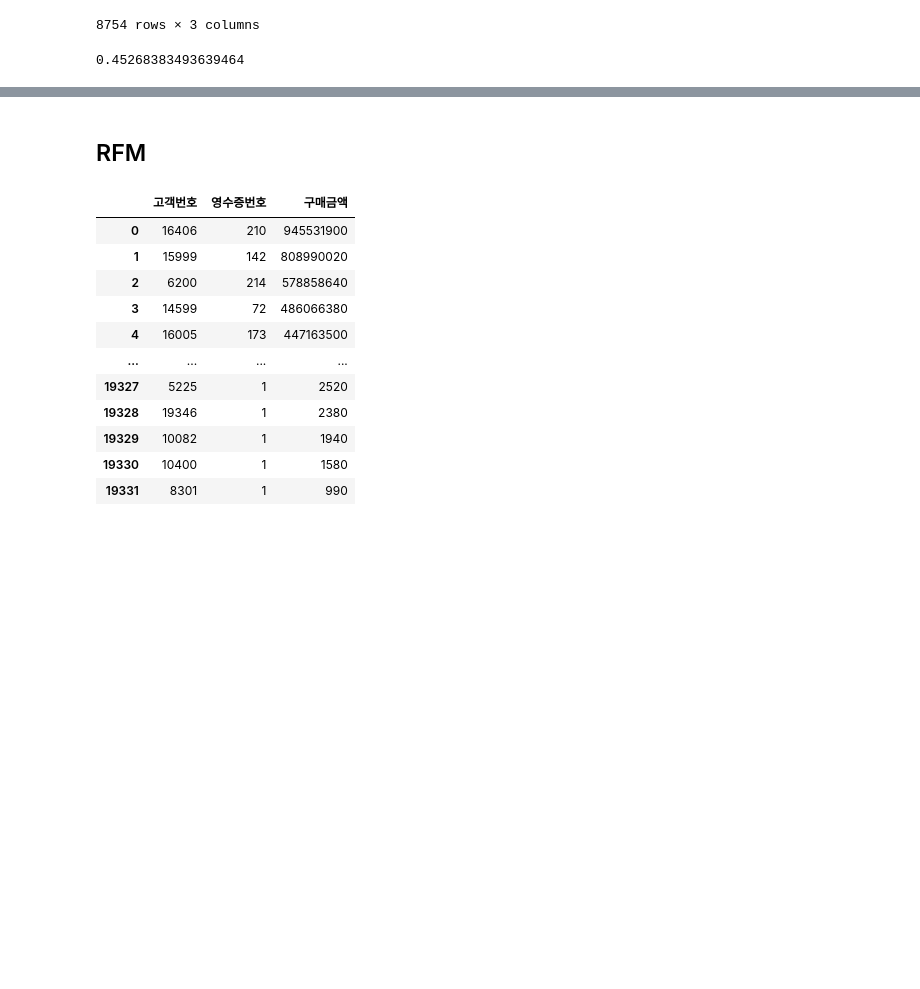
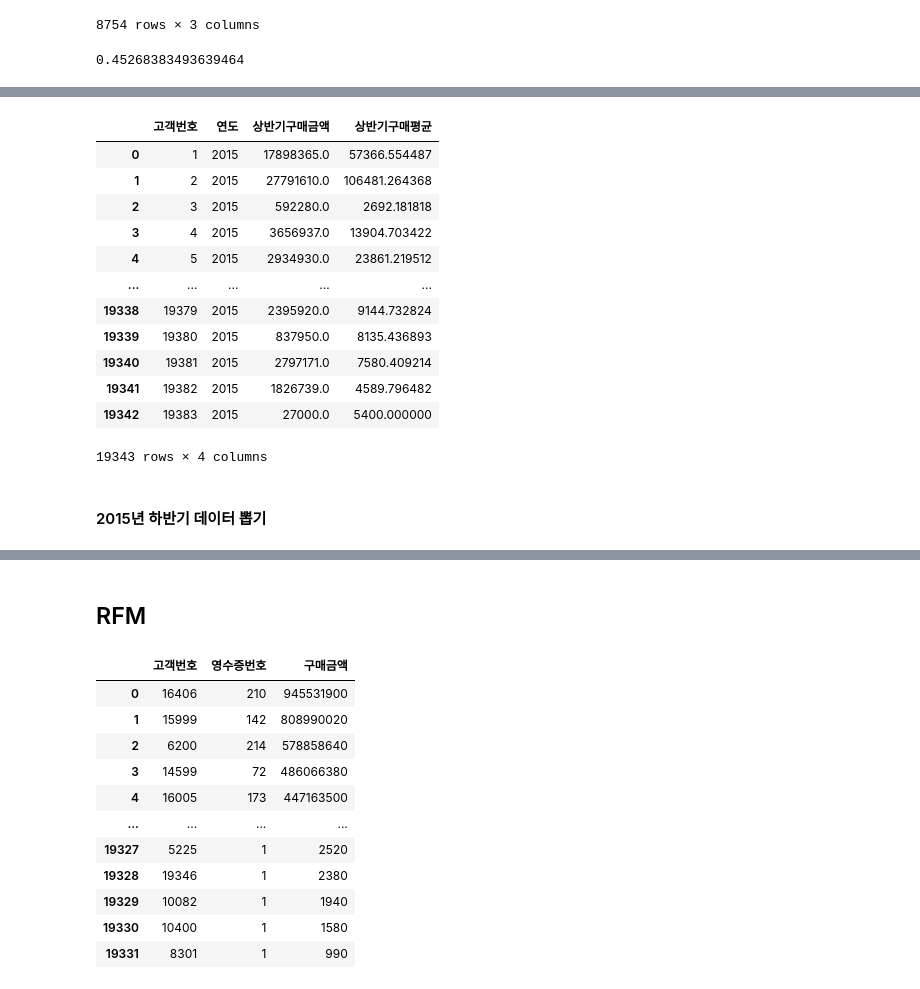
Before and after one commit to ttma333/python, a Jupyter notebook: 2차프로젝트2022_12_21.ipynb, the cells around one changed output, grey strips where cells are left out. Saved outputs shown, nothing was run; the diff lists cells and outputs as text; code cells hidden in the pictures; blank space fills up the shorter version.

```diff
--- a/2차프로젝트2022_12_21.ipynb
+++ b/2차프로젝트2022_12_21.ipynb
@@ -280,3 +280,11 @@ total.groupby('고객번호')[['구매금액']].sum().sort_values('구매금액'
 - csv로 저장
 - total.to_csv('/content/drive/MyDrive/lmemdata/total.csv')
 - total_customer.to_csv('/content/drive/MyDrive/lmemdata/total_customer.csv')
+# %%
+# 총구매금액과 구매평균 구해주는 함수
+def func(x):
+  d = {}
+  d['구매금액'] = x['구매금액'].sum()
+  d['구매평균'] = x['구매금액'].mean()
+
+  return pd.Series(d,index=['구매금액','구매평균'])
@@ -412,0 +541,18 @@ print(8754/19338)
+# %%
+total_customer_2015_1_6
+# %% [output]
+|  | 고객번호 | 연도 | 상반기구매금액 | 상반기구매평균 |
+| 0 | 1 | 2015 | 17898365.0 | 57366.554487 |
+| 1 | 2 | 2015 | 27791610.0 | 106481.264368 |
+| 2 | 3 | 2015 | 592280.0 | 2692.181818 |
+| 3 | 4 | 2015 | 3656937.0 | 13904.703422 |
+| 4 | 5 | 2015 | 2934930.0 | 23861.219512 |
+| ... | ... | ... | ... | ... |
+| 19338 | 19379 | 2015 | 2395920.0 | 9144.732824 |
+| 19339 | 19380 | 2015 | 837950.0 | 8135.436893 |
+| 19340 | 19381 | 2015 | 2797171.0 | 7580.409214 |
+| 19341 | 19382 | 2015 | 1826739.0 | 4589.796482 |
+| 19342 | 19383 | 2015 | 27000.0 | 5400.000000 |
+19343 rows × 4 columns
+# %% [markdown]
+#### 2015년 하반기 데이터 뽑기
```
Also changed, not shown: parts of 39 cells of this notebook.
